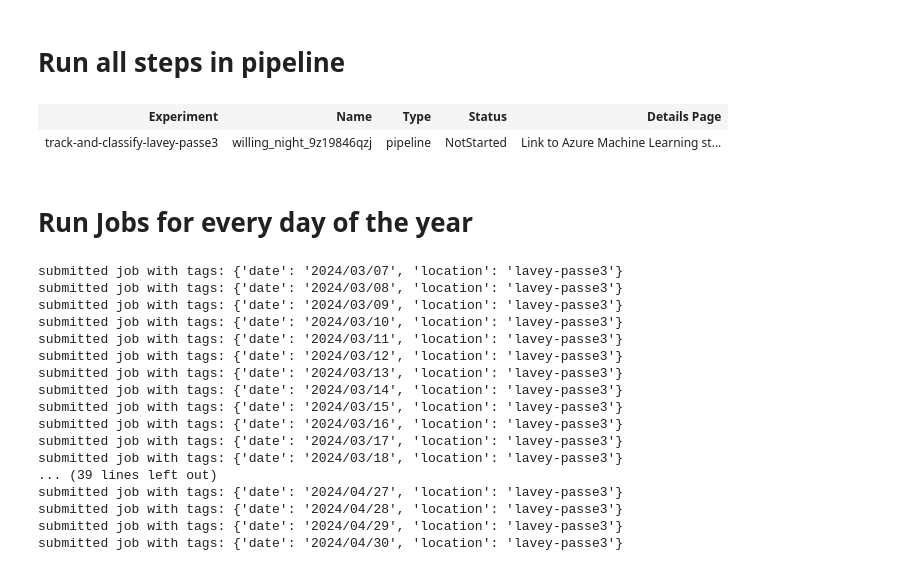
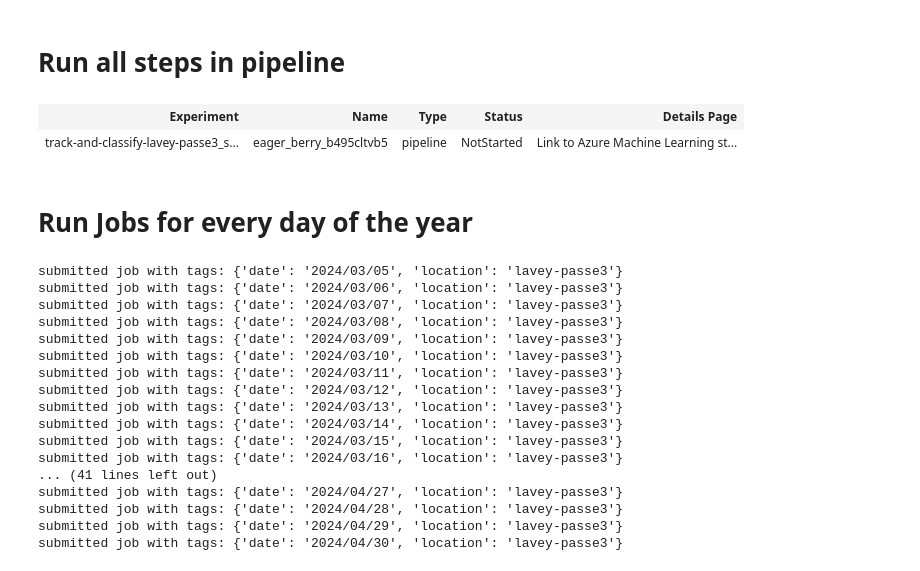
Before and after one commit to axpogroup/AXH-SonarFish, a Jupyter notebook: run_on_azure/launch_kalman_tracking_azure.ipynb, the cells around one changed output. Drawn from its saved outputs; the diff is of its cells as text; code cells hidden in the pictures.

Commit message:
launch processing of passe3 videos for pre-labels

```diff
--- a/run_on_azure/launch_kalman_tracking_azure.ipynb
+++ b/run_on_azure/launch_kalman_tracking_azure.ipynb
@@ -208,7 +233,7 @@ def labeling_videos(
 import shutil
 from azure.ai.ml import load_component
 
-start_at = "tracking_pre_labeling"
+start_at = "tracking_and_pre_labeling"
 
 if start_at == "tracking":
     pipeline_job = tracking_all_steps(
@@ -220,8 +245,8 @@ if start_at == "tracking":
     )
     pipeline_job.outputs.detections = Output(type="uri_folder", path=uri_output, mode=InputOutputModes.RW_MOUNT)
     pipeline_job.tags = {"date": date}
-elif start_at == "tracking_pre_labeling":
-    pipeline_job = tracking_all_steps_pre_labeling(
+elif start_at == "tracking_and_pre_labeling":
+    pipeline_job = tracking_all_steps_incl_pre_labeling(
         classification_settings_file=classification_settings_file,
         input_videos_dir=Input(type=AssetTypes.URI_FOLDER, path=uri_input, mode=InputOutputModes.RO_MOUNT),
         train_val_gt_data_dir=Input(type=AssetTypes.URI_FOLDER, path=uri_train_val_gt_data, mode=InputOutputModes.RO_MOUNT),
@@ -229,6 +254,14 @@ elif start_at == "tracking_pre_labeling":
         output_data_uri=uri_output,
     )
     pipeline_job.outputs.detections = Output(type="uri_folder", path=uri_output, mode=InputOutputModes.RW_MOUNT)
+    pipeline_job.tags = {"date": date}
+elif start_at == "pre_labeling":
+    pipeline_job = pre_labeling(
+        input_videos_dir=Input(type=AssetTypes.URI_FOLDER, path=uri_input, mode=InputOutputModes.RO_MOUNT),
+        classified_detections_dir=Input(type=AssetTypes.URI_FOLDER, path=uri_intermediate_data, mode=InputOutputModes.RO_MOUNT),
+        intermediate_data_uri=uri_intermediate_data,
+    )
+    pipeline_job.outputs.pre_labeled_videos = Output(type="uri_folder", path=uri_intermediate_data, mode=InputOutputModes.RW_MOUNT)
     pipeline_job.tags = {"date": date}
 elif start_at == "classification":
     pipeline_job = classification_and_labeling_videos(
@@ -239,34 +272,34 @@ elif start_at == "classification":
     pipeline_job.outputs.classified_detection_videos_dir = Output(type="uri_folder", path=uri_output, mode=InputOutputModes.RW_MOUNT)
     pipeline_job.tags = {"date": date}
 elif start_at == "labeling_videos":
     pipeline_job = labeling_videos(
         input_data=Input(type=AssetTypes.URI_FOLDER, path=uri_input, mode=InputOutputModes.DOWNLOAD),
         labels_dir=Input(type=AssetTypes.URI_FOLDER, path=uri_output, mode=InputOutputModes.DOWNLOAD),
     )
     pipeline_job.outputs.detections = Output(type="uri_folder", path=uri_output, mode=InputOutputModes.RW_MOUNT)
     pipeline_job.tags = {"date": date}
 
 pipeline_job.display_name = f"{plant}-{sonar_location}-{start_at}-{date}"
 
 # copy library files to job source directory temporarily
 pth_cls = './components/classification/src/analysis/classification_utils/'
 pth_masks = './components/classification/src/analysis/demo/'
 pth = './components/kalman_tracking/src/algorithm/'
 shutil.copytree('../analysis/classification_utils/', pth_cls, dirs_exist_ok=True)
 shutil.copytree('../analysis/demo/', pth_masks, dirs_exist_ok=True)
 shutil.copytree('../algorithm/', pth, dirs_exist_ok=True)
 
 pipeline_job_run = ml_client.jobs.create_or_update(
     pipeline_job, experiment_name=f"track-and-classify-{plant}-{sonar_location}"
 )
 
 shutil.rmtree(pth)
 shutil.rmtree(pth_masks)
 shutil.rmtree(pth_cls)
 pipeline_job_run
 # %% [output]
 | Experiment | Name | Type | Status | Details Page |
-| track-and-classify-lavey-passe3 | willing_night_9z19846qzj | pipeline | NotStarted | Link to Azure Machine Learning st... |
+| track-and-classify-lavey-passe3_s... | eager_berry_b495cltvb5 | pipeline | NotStarted | Link to Azure Machine Learning st... |
 # %% [markdown]
 # Run Jobs for every day of the year
 # %%
@@ -323,39 +356,49 @@ shutil.copytree('../analysis/classification_utils/', pth_cls, dirs_exist_ok=True
 shutil.copytree('../analysis/demo/', pth_masks, dirs_exist_ok=True)
 shutil.copytree('../algorithm/', pth, dirs_exist_ok=True)
 
-start_at = "tracking_pre_labeling"
+start_at = "tracking_and_pre_labeling"
 
 for raw_videos_dir_path, intermediate_path_on_datastore, output_path_on_datastore, date_str in date_generator:
     if start_at == "tracking":
         pipeline_job = tracking_all_steps(
-                classification_settings_file=classification_settings_file,
-                input_videos_dir=Input(type=AssetTypes.URI_FOLDER, path=raw_videos_dir_path, mode=InputOutputModes.RO_MOUNT),
-                train_val_gt_data_dir=Input(type=AssetTypes.URI_FOLDER, path=uri_train_val_gt_data, mode=InputOutputModes.RO_MOUNT),
-                intermediate_data_uri=intermediate_path_on_datastore,
-                output_data_uri=output_path_on_datastore,
-            )
-    elif start_at == "tracking_pre_labeling":
-        pipeline_job = tracking_all_steps_pre_labeling(
-                classification_settings_file=classification_settings_file,
-                input_videos_dir=Input(type=AssetTypes.URI_FOLDER, path=raw_videos_dir_path, mode=InputOutputModes.RO_MOUNT),
-                train_val_gt_data_dir=Input(type=AssetTypes.URI_FOLDER, path=uri_train_val_gt_data, mode=InputOutputModes.RO_MOUNT),
-                intermediate_data_uri=intermediate_path_on_datastore,
-                output_data_uri=output_path_on_datastore,
-            )
+            classification_settings_file=classification_settings_file,
+            input_videos_dir=Input(type=AssetTypes.URI_FOLDER, path=raw_videos_dir_path, mode=InputOutputModes.RO_MOUNT),
+            train_val_gt_data_dir=Input(type=AssetTypes.URI_FOLDER, path=uri_train_val_gt_data, mode=InputOutputModes.RO_MOUNT),
+            intermediate_data_uri=intermediate_path_on_datastore,
+            output_data_uri=output_path_on_datastore,
+        )
+        pipeline_job.outputs.detections = Output(type="uri_folder", path=output_path_on_datastore, mode=InputOutputModes.RW_MOUNT)
+    elif start_at == "tracking_and_pre_labeling":
+        pipeline_job = tracking_all_steps_incl_pre_labeling(
+            classification_settings_file=classification_settings_file,
+            input_videos_dir=Input(type=AssetTypes.URI_FOLDER, path=raw_videos_dir_path, mode=InputOutputModes.RO_MOUNT),
+            train_val_gt_data_dir=Input(type=AssetTypes.URI_FOLDER, path=uri_train_val_gt_data, mode=InputOutputModes.RO_MOUNT),
+            intermediate_data_uri=intermediate_path_on_datastore,
+            output_data_uri=output_path_on_datastore,
+        )
+        pipeline_job.outputs.detections = Output(type="uri_folder", path=output_path_on_datastore, mode=InputOutputModes.RW_MOUNT)
+    elif start_at == "pre_labeling":
+        pipeline_job = pre_labeling(
+            input_videos_dir=Input(type=AssetTypes.URI_FOLDER, path=raw_videos_dir_path, mode=InputOutputModes.RO_MOUNT),
+            classified_detections_dir=Input(type=AssetTypes.URI_FOLDER, path=intermediate_path_on_datastore, mode=InputOutputModes.RO_MOUNT),
+            intermediate_data_uri=intermediate_path_on_datastore,
+        )
+        pipeline_job.outputs.pre_labeled_videos = Output(type="uri_folder", path=intermediate_path_on_datastore, mode=InputOutputModes.RW_MOUNT)
     elif start_at == "classification":
         pipeline_job = classification_and_labeling_videos(
-                classification_settings_file=classification_settings_file,
-                input_videos_dir=Input(type=AssetTypes.URI_FOLDER, path=raw_videos_dir_path, mode=InputOutputModes.RO_MOUNT),
-                train_val_gt_data_dir=Input(type=AssetTypes.URI_FOLDER, path=uri_train_val_gt_data, mode=InputOutputModes.RO_MOUNT),
-                intermediate_data=Input(type=AssetTypes.URI_FOLDER, path=intermediate_path_on_datastore, mode=InputOutputModes.DOWNLOAD),
-                output_data_uri=output_path_on_datastore,
+            classification_settings_file=classification_settings_file,
+            input_videos_dir=Input(type=AssetTypes.URI_FOLDER, path=raw_videos_dir_path, mode=InputOutputModes.RO_MOUNT),
+            train_val_gt_data_dir=Input(type=AssetTypes.URI_FOLDER, path=uri_train_val_gt_data, mode=InputOutputModes.RO_MOUNT),
+            intermediate_data=Input(type=AssetTypes.URI_FOLDER, path=intermediate_path_on_datastore, mode=InputOutputModes.DOWNLOAD),
+            output_data_uri=output_path_on_datastore,
         )
+        pipeline_job.outputs.detections = Output(type="uri_folder", path=output_path_on_datastore, mode=InputOutputModes.RW_MOUNT)
     elif start_at == "labeling_videos":
         pipeline_job = labeling_videos(
             input_data=Input(type=AssetTypes.URI_FOLDER, path=raw_videos_dir_path, mode=InputOutputModes.DOWNLOAD),
             labels_dir=Input(type=AssetTypes.URI_FOLDER, path=output_path_on_datastore, mode=InputOutputModes.DOWNLOAD),
         )
-    pipeline_job.outputs.detections = Output(type="uri_folder", path=output_path_on_datastore, mode=InputOutputModes.RW_MOUNT)
+        pipeline_job.outputs.detections = Output(type="uri_folder", path=output_path_on_datastore, mode=InputOutputModes.RW_MOUNT)
     pipeline_job.tags = {"date": date_str, "location": f"{plant}-{sonar_location}"}
     pipeline_job.display_name = f"{plant}-{sonar_location}-{date_str}"
 
@@ -369,6 +412,8 @@ shutil.rmtree(pth)
 shutil.rmtree(pth_masks)
 shutil.rmtree(pth_cls)
 # %% [output]
+submitted job with tags: {'date': '2024/03/05', 'location': 'lavey-passe3'}
+submitted job with tags: {'date': '2024/03/06', 'location': 'lavey-passe3'}
 submitted job with tags: {'date': '2024/03/07', 'location': 'lavey-passe3'}
 submitted job with tags: {'date': '2024/03/08', 'location': 'lavey-passe3'}
 submitted job with tags: {'date': '2024/03/09', 'location': 'lavey-passe3'}
@@ -379,9 +424,7 @@ submitted job with tags: {'date': '2024/03/13', 'location': 'lavey-passe3'}
 submitted job with tags: {'date': '2024/03/14', 'location': 'lavey-passe3'}
 submitted job with tags: {'date': '2024/03/15', 'location': 'lavey-passe3'}
 submitted job with tags: {'date': '2024/03/16', 'location': 'lavey-passe3'}
-submitted job with tags: {'date': '2024/03/17', 'location': 'lavey-passe3'}
-submitted job with tags: {'date': '2024/03/18', 'location': 'lavey-passe3'}
-... (39 lines left out)
+... (41 lines left out)
 submitted job with tags: {'date': '2024/04/27', 'location': 'lavey-passe3'}
 submitted job with tags: {'date': '2024/04/28', 'location': 'lavey-passe3'}
 submitted job with tags: {'date': '2024/04/29', 'location': 'lavey-passe3'}
```
Also changed, not shown: parts of 2 cells of this notebook, 4 other files.
